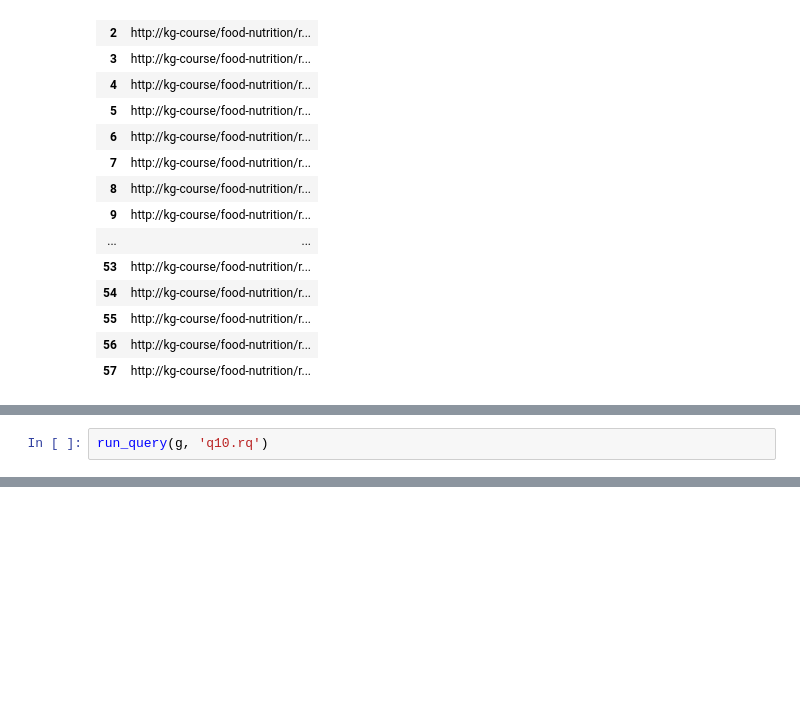
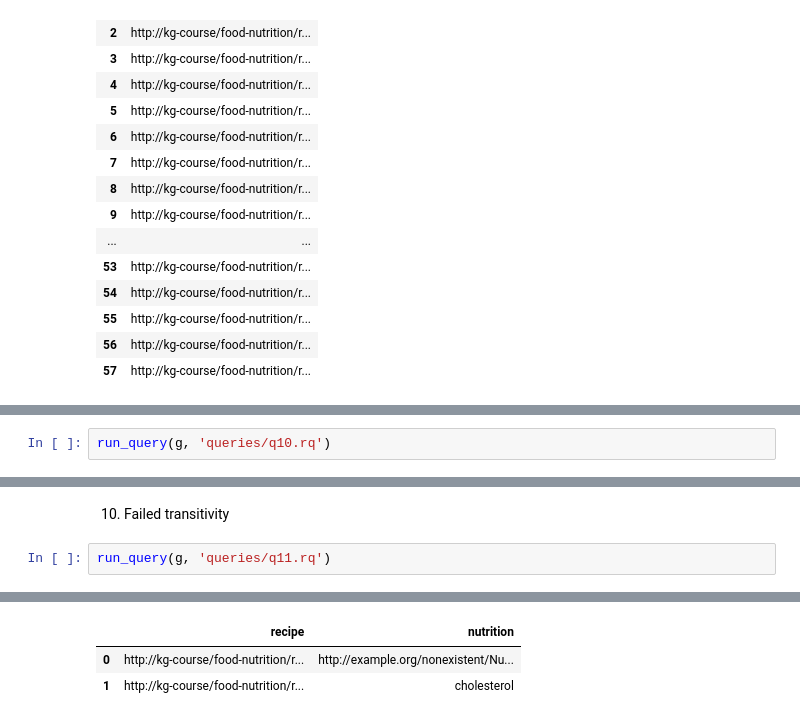
Before and after one commit to DominicVerschoor/Knowledge_Graph_Quality_Assesment, a Jupyter notebook: Assignment2 Template.ipynb, the cells around one changed output, grey strips where cells are left out. Cells and saved outputs as stored; diff of their text form; blank space fills up the shorter version.

```diff
--- a/Assignment2 Template.ipynb
+++ b/Assignment2 Template.ipynb
@@ -231,3 +238,3 @@ No file for q9.rq
 # %%
-run_query(g, 'q10.rq')
+run_query(g, 'queries/q10.rq')
 # %% [output]
@@ -234,0 +247,5 @@ No file for q10.rq
+# %% [markdown]
+10. Failed transitivity
+# %%
+run_query(g, 'queries/q11.rq')
+# %% [output]
@@ -234,0 +253,3 @@ No file for q10.rq
+|  | recipe | nutrition |
+| 0 | http://kg-course/food-nutrition/r... | http://example.org/nonexistent/Nu... |
+| 1 | http://kg-course/food-nutrition/r... | cholesterol |
```
Also changed, not shown: parts of 11 cells of this notebook, 3 other files.
